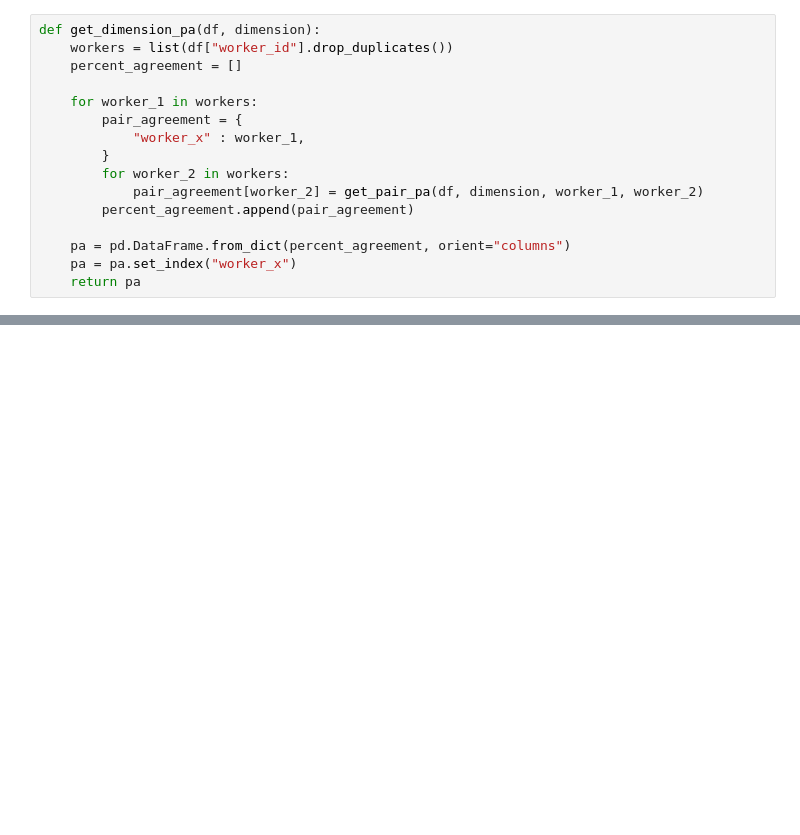
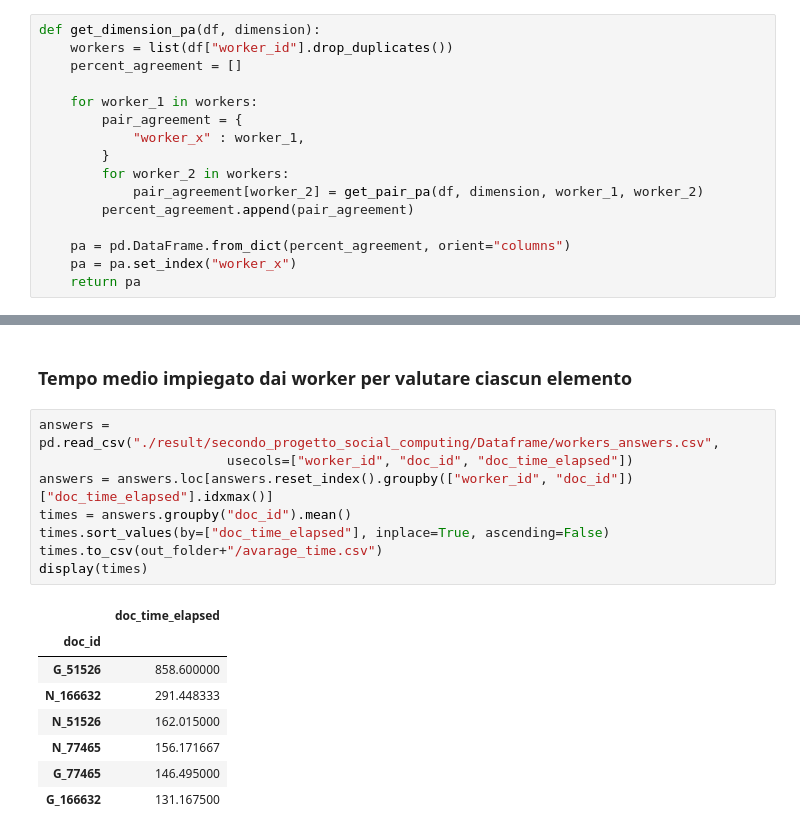
Before and after one commit to TheCancia22/Social-Computing-Project-1-2, a Jupyter notebook: parte_2/progetto.ipynb, the cells around one changed output, grey strips where cells are left out. Saved outputs shown, nothing was run; the diff lists cells and outputs as text; blank space fills up the shorter version.

```diff
--- a/parte_2/progetto.ipynb
+++ b/parte_2/progetto.ipynb
@@ -258,0 +344,19 @@ truthfulness-2 percent agreement
+# %% [markdown]
+### Tempo medio impiegato dai worker per valutare ciascun elemento
+# %%
+answers = pd.read_csv("./result/secondo_progetto_social_computing/Dataframe/workers_answers.csv",
+                        usecols=["worker_id", "doc_id", "doc_time_elapsed"])
+answers = answers.loc[answers.reset_index().groupby(["worker_id", "doc_id"])["doc_time_elapsed"].idxmax()]
+times = answers.groupby("doc_id").mean()
+times.sort_values(by=["doc_time_elapsed"], inplace=True, ascending=False)
+times.to_csv(out_folder+"/avarage_time.csv")
+display(times)
+# %% [output]
+|  | doc_time_elapsed |
+| doc_id |  |
+| G_51526 | 858.600000 |
+| N_166632 | 291.448333 |
+| N_51526 | 162.015000 |
+| N_77465 | 156.171667 |
+| G_77465 | 146.495000 |
+| G_166632 | 131.167500 |
```
Also changed, not shown: parts of 6 cells of this notebook, 4 other files.
